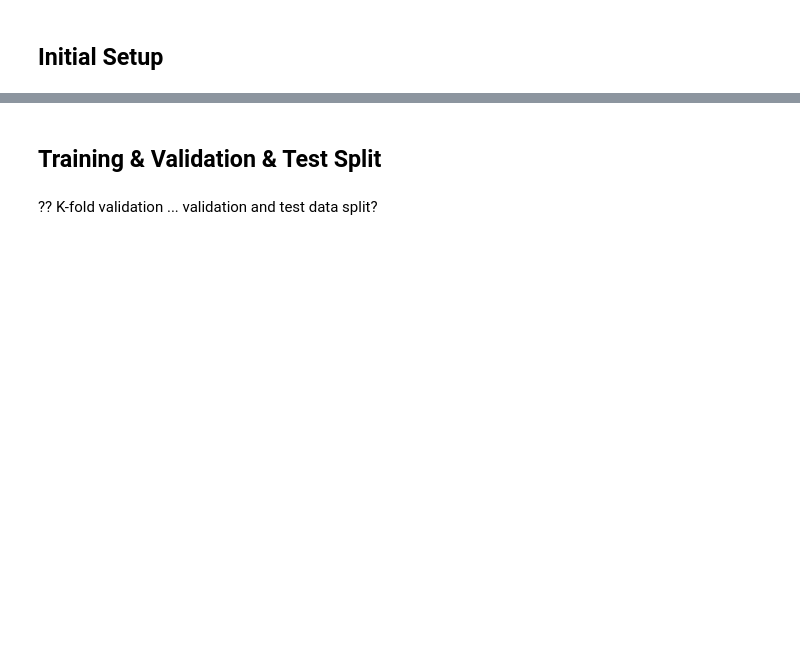
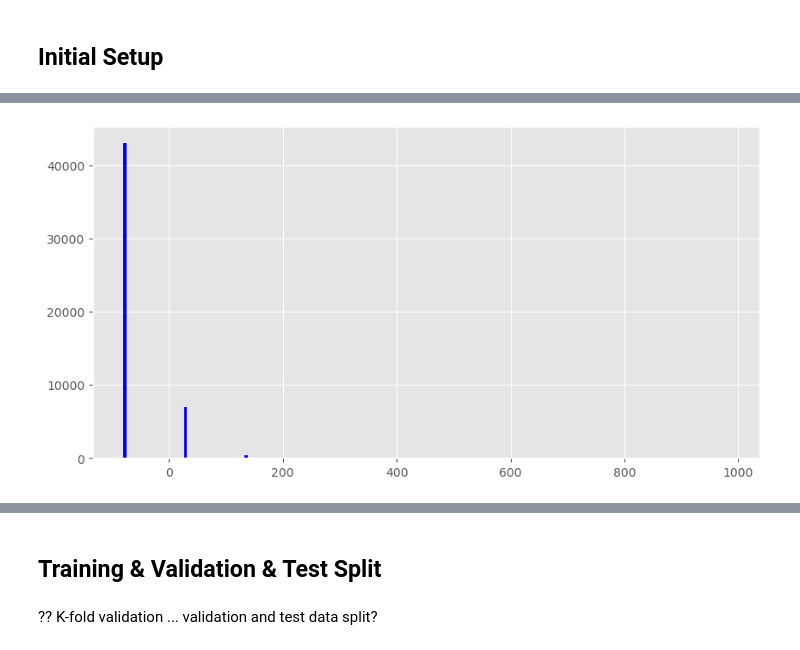
Before and after one commit to StuartG24/Telecom_Customer_Targeting, a Jupyter notebook: _Notebooks/Initial_Data_Exploration.ipynb, the cells around one changed output, grey strips where cells are left out. Cells and saved outputs as stored; diff of their text form; code cells hidden in the pictures; blank space fills up the shorter version.

```diff
--- a/_Notebooks/Initial_Data_Exploration.ipynb
+++ b/_Notebooks/Initial_Data_Exploration.ipynb
@@ -110,0 +136,6 @@ Duplicates: 36
+# %%
+fig, ax = plt.subplots(figsize =(10, 5))
+hist = ax.hist(customers_cleaned['current_balance'], color='blue', width=5)
+plt.show()
+# %% [output]
+[figure, added]
```
Also changed, not shown: parts of 24 cells of this notebook, 1 other file.
